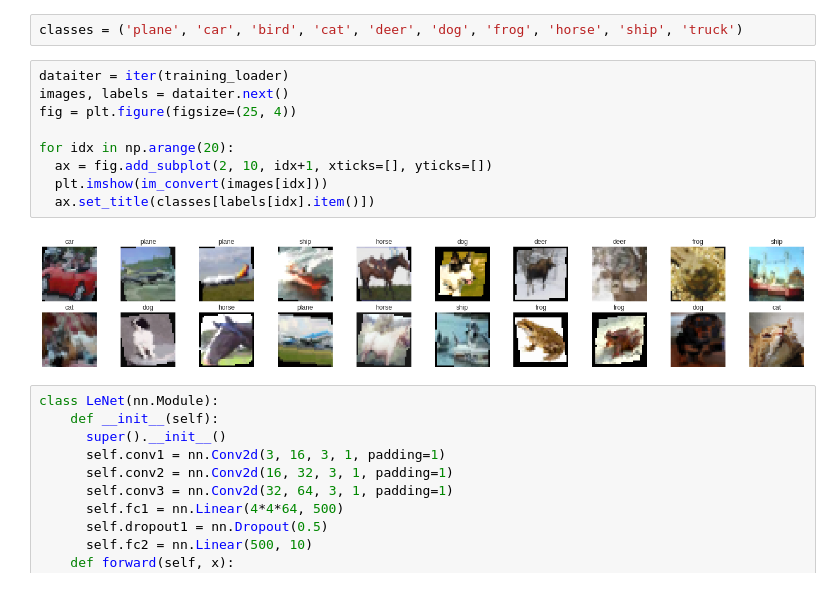
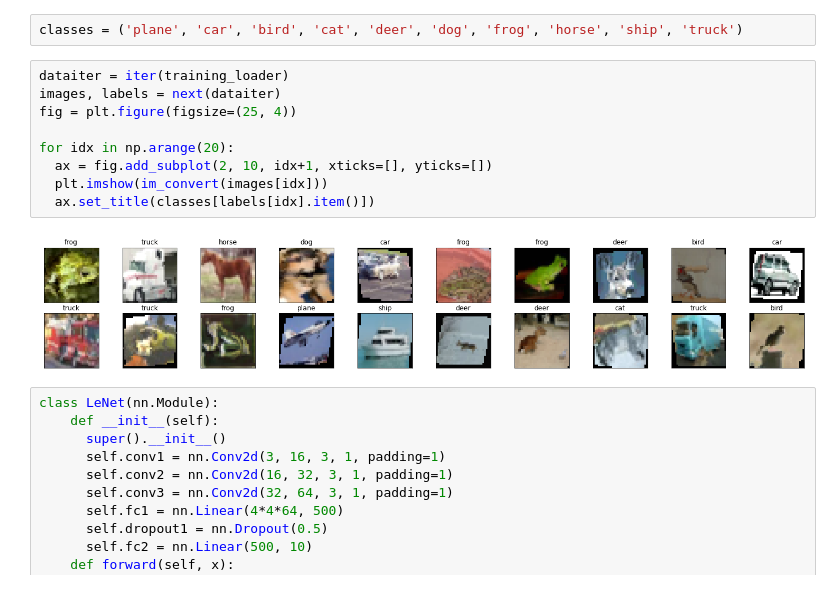
Before and after one commit to rslim087a/PyTorch-for-Deep-Learning-and-Computer-Vision-Course-All-Codes-, a Jupyter notebook: PyTorch for Deep Learning and Computer Vision Course (All Codes)/CIFAR_10.ipynb, the cells around one changed output. Saved outputs shown, nothing was run; the diff lists cells and outputs as text.

```diff
--- a/PyTorch for Deep Learning and Computer Vision Course (All Codes)/CIFAR_10.ipynb
+++ b/PyTorch for Deep Learning and Computer Vision Course (All Codes)/CIFAR_10.ipynb
@@ -61,15 +61,15 @@ def im_convert(tensor):
 classes = ('plane', 'car', 'bird', 'cat', 'deer', 'dog', 'frog', 'horse', 'ship', 'truck')
 # %%
 dataiter = iter(training_loader)
-images, labels = dataiter.next()
+images, labels = next(dataiter)
 fig = plt.figure(figsize=(25, 4))
 
 for idx in np.arange(20):
   ax = fig.add_subplot(2, 10, idx+1, xticks=[], yticks=[])
   plt.imshow(im_convert(images[idx]))
   ax.set_title(classes[labels[idx].item()])
 # %% [output]
-[figure, old version]
+[figure, new version]
 # %%
 class LeNet(nn.Module):
     def __init__(self):
```
Also changed, not shown: parts of 19 cells of this notebook.
